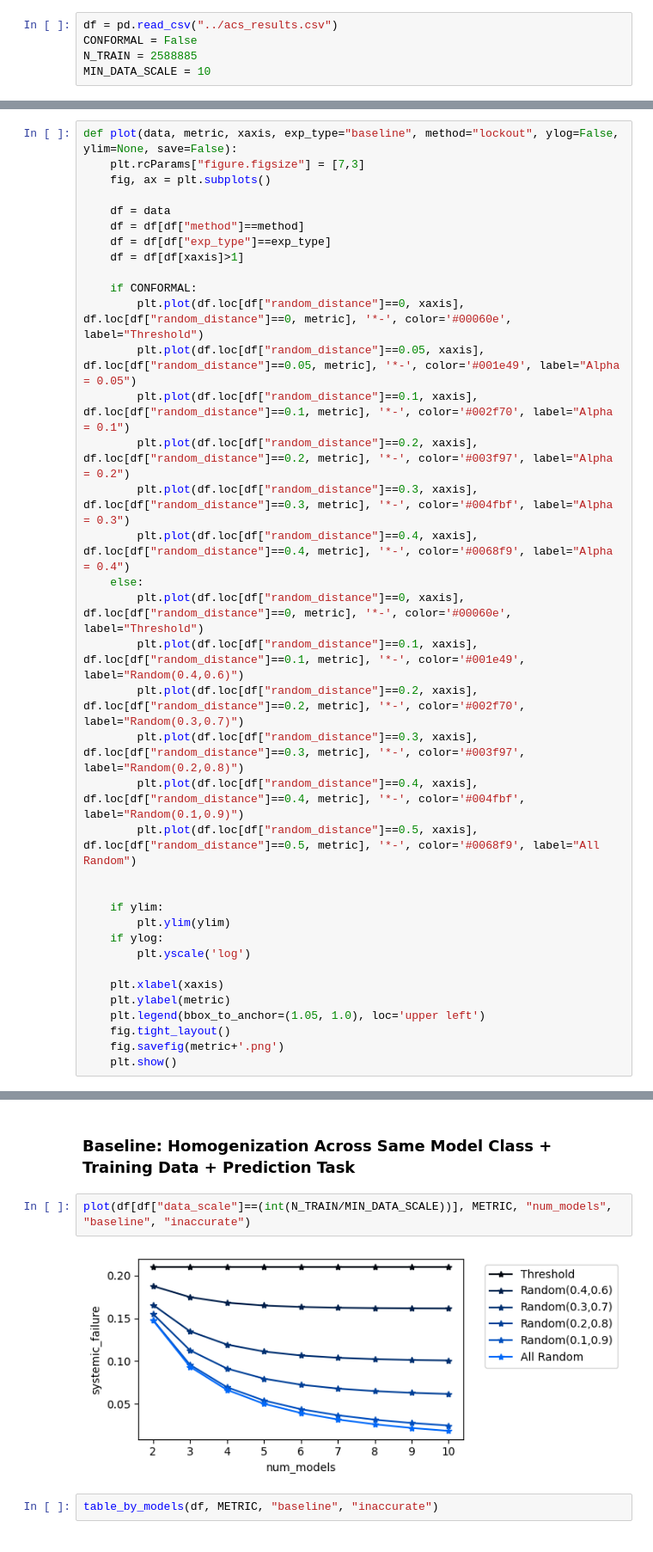
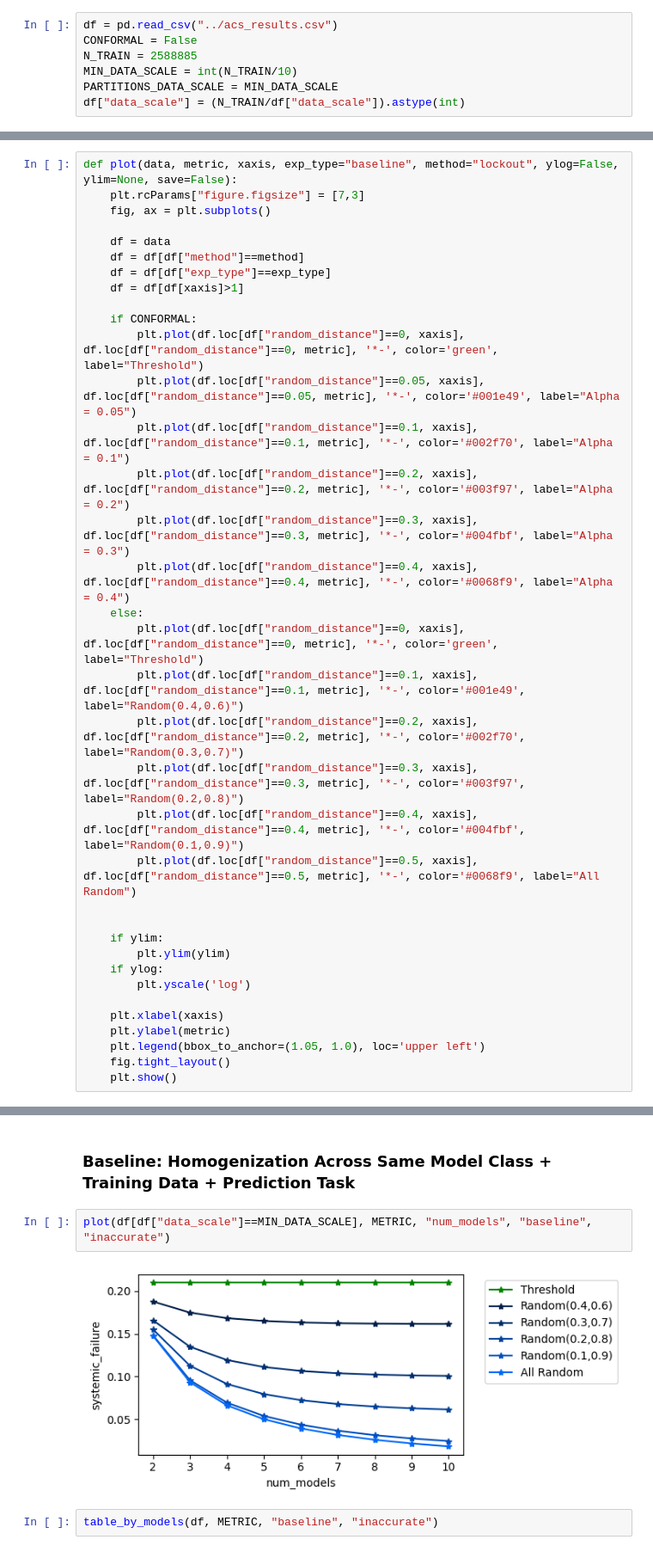
Before and after one commit to shomikj/severity_randomness, a Jupyter notebook: ACS Results.ipynb, the cells around one changed output, grey strips where cells are left out. Shown at 86% size. Cells and saved outputs as stored; diff of their text form.

```diff
--- a/ACS Results.ipynb
+++ b/ACS Results.ipynb
@@ -9,7 +9,9 @@ METRIC = "systemic_failure"
 df = pd.read_csv("../acs_results.csv")
 CONFORMAL = False
 N_TRAIN = 2588885
-MIN_DATA_SCALE = 10
+MIN_DATA_SCALE = int(N_TRAIN/10)
+PARTITIONS_DATA_SCALE = MIN_DATA_SCALE
+df["data_scale"] = (N_TRAIN/df["data_scale"]).astype(int)
 # %%
 df = df.drop(columns=["random_seed", "task_type"])
 df = df.groupby(["exp_type", "random_distance", "num_models", "data_scale", "method"]).mean().reset_index(drop=False)
@@ -56,14 +70,14 @@ def plot(data, metric, xaxis, exp_type="baseline", method="lockout", ylog=False,
     df = df[df[xaxis]>1]
 
     if CONFORMAL:
-        plt.plot(df.loc[df["random_distance"]==0, xaxis], df.loc[df["random_distance"]==0, metric], '*-', color='#00060e', label="Threshold")
+        plt.plot(df.loc[df["random_distance"]==0, xaxis], df.loc[df["random_distance"]==0, metric], '*-', color='green', label="Threshold")
         plt.plot(df.loc[df["random_distance"]==0.05, xaxis], df.loc[df["random_distance"]==0.05, metric], '*-', color='#001e49', label="Alpha = 0.05")
         plt.plot(df.loc[df["random_distance"]==0.1, xaxis], df.loc[df["random_distance"]==0.1, metric], '*-', color='#002f70', label="Alpha = 0.1")
         plt.plot(df.loc[df["random_distance"]==0.2, xaxis], df.loc[df["random_distance"]==0.2, metric], '*-', color='#003f97', label="Alpha = 0.2")
         plt.plot(df.loc[df["random_distance"]==0.3, xaxis], df.loc[df["random_distance"]==0.3, metric], '*-', color='#004fbf', label="Alpha = 0.3")
         plt.plot(df.loc[df["random_distance"]==0.4, xaxis], df.loc[df["random_distance"]==0.4, metric], '*-', color='#0068f9', label="Alpha = 0.4")
     else:
-        plt.plot(df.loc[df["random_distance"]==0, xaxis], df.loc[df["random_distance"]==0, metric], '*-', color='#00060e', label="Threshold")
+        plt.plot(df.loc[df["random_distance"]==0, xaxis], df.loc[df["random_distance"]==0, metric], '*-', color='green', label="Threshold")
         plt.plot(df.loc[df["random_distance"]==0.1, xaxis], df.loc[df["random_distance"]==0.1, metric], '*-', color='#001e49', label="Random(0.4,0.6)")
         plt.plot(df.loc[df["random_distance"]==0.2, xaxis], df.loc[df["random_distance"]==0.2, metric], '*-', color='#002f70', label="Random(0.3,0.7)")
         plt.plot(df.loc[df["random_distance"]==0.3, xaxis], df.loc[df["random_distance"]==0.3, metric], '*-', color='#003f97', label="Random(0.2,0.8)")
@@ -80,5 +94,4 @@ def plot(data, metric, xaxis, exp_type="baseline", method="lockout", ylog=False,
     plt.ylabel(metric)
     plt.legend(bbox_to_anchor=(1.05, 1.0), loc='upper left')
     fig.tight_layout()
-    fig.savefig(metric+'.png')
     plt.show()
@@ -109,9 +174,9 @@ plot(df[df["num_models"]==2], "acceptance", "data_scale")
 # %% [markdown]
 ### Baseline: Homogenization Across Same Model Class + Training Data + Prediction Task
 # %%
-plot(df[df["data_scale"]==(int(N_TRAIN/MIN_DATA_SCALE))], METRIC, "num_models", "baseline", "inaccurate")
+plot(df[df["data_scale"]==MIN_DATA_SCALE], METRIC, "num_models", "baseline", "inaccurate")
 # %% [output]
-[figure, old version]
+[figure, new version]
 # %%
 table_by_models(df, METRIC, "baseline", "inaccurate")
 # %% [output]
```
Also changed, not shown: parts of 20 cells of this notebook, 6 other files.
